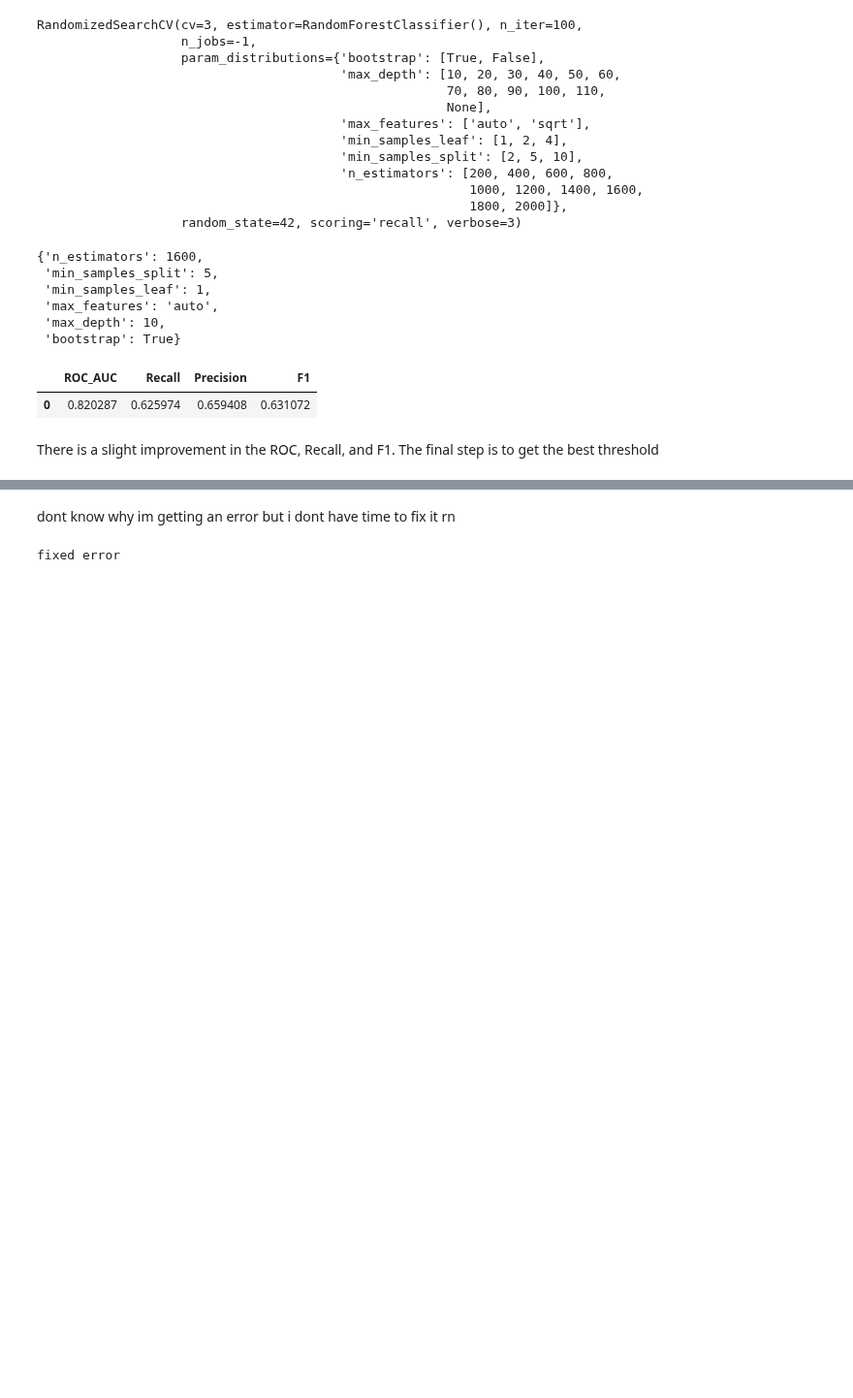
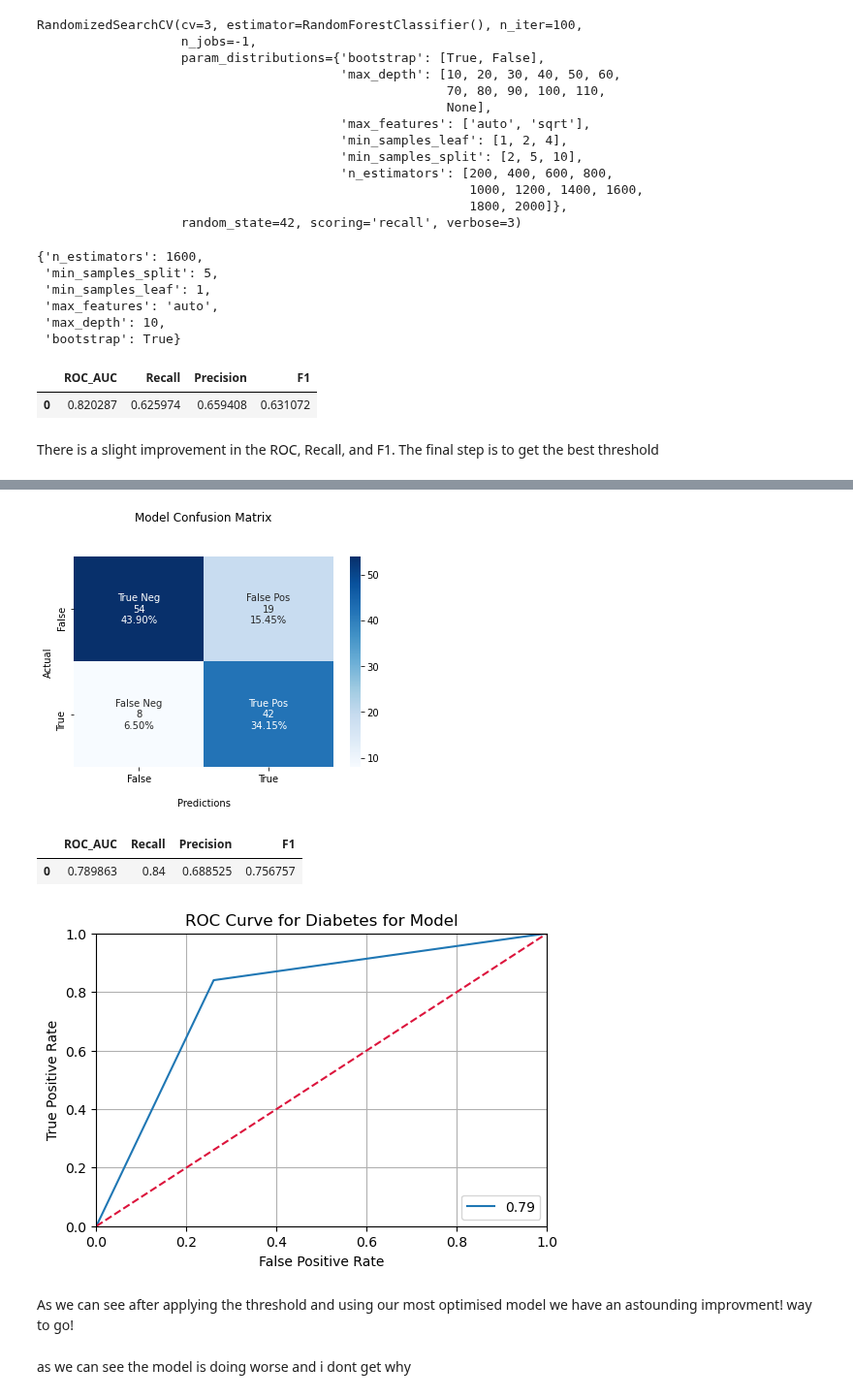
Before and after one commit to Aviost111/Diabetes_Predictions, a Jupyter notebook: Model_testing.ipynb, the cells around one changed output, grey strips where cells are left out. Shown at 97% size. Saved outputs shown, nothing was run; the diff lists cells and outputs as text; code cells hidden in the pictures; blank space fills up the shorter version.

Commit message:
implemented threshold

```diff
--- a/Model_testing.ipynb
+++ b/Model_testing.ipynb
@@ -964,6 +925,50 @@ dfd_opt
+# %%
+threshold = optimal_threshold
+
+random_forest_opt = rf_random.best_estimator_
+
+
+random_forest_opt.fit(X_train2_fs,y_train2)
+
+predicted_proba = random_forest_opt.predict_proba(X_test2_fs)
+y_pred_opt = (predicted_proba [:,1] >= threshold).astype('int')
+
+accuracy = accuracy_score(y_test2, y_pred_opt)
+
+
+# optimized model
+
+recall_opt=[]
+precision_opt=[]
+roc_opt=[]
+f1_opt=[]
+
+
+
+recall_opt.append(recall_score(y_test2, y_pred_opt))
+
+precision_opt.append(precision_score(y_test2, y_pred_opt))
+
+roc_opt.append(sklearn.metrics.roc_auc_score(y_test2,y_pred_opt))
+
+f1_opt.append(fbeta_score(y_test2, y_pred_opt, beta=1))
+
+
+
+d_opt= {'ROC_AUC': roc_opt, 'Recall': recall_opt,'Precision':precision_opt,'F1':f1_opt}
+
+dfd_opt = pd.DataFrame(data=d_opt)
+
+confusion_matrix_show(confusion_matrix(y_test2, y_pred_opt))
+roc_show(y_test2,y_pred_opt)
+
+dfd_opt
+# %% [output]
+[figure, added]
+|  | ROC_AUC | Recall | Precision | F1 |
+| 0 | 0.789863 | 0.84 | 0.688525 | 0.756757 |
+[figure, added]
 # %% [markdown]
-dont know why im getting an error but i dont have time to fix it rn
+As we can see after applying the threshold and using our most optimised model we have an astounding improvment! way to go!
-# %%
-print("fixed error")
-# %% [output]
-fixed error
+# %% [markdown]
+as we can see the model is doing worse and i dont get why
```
Also changed, not shown: parts of 2 cells of this notebook.
